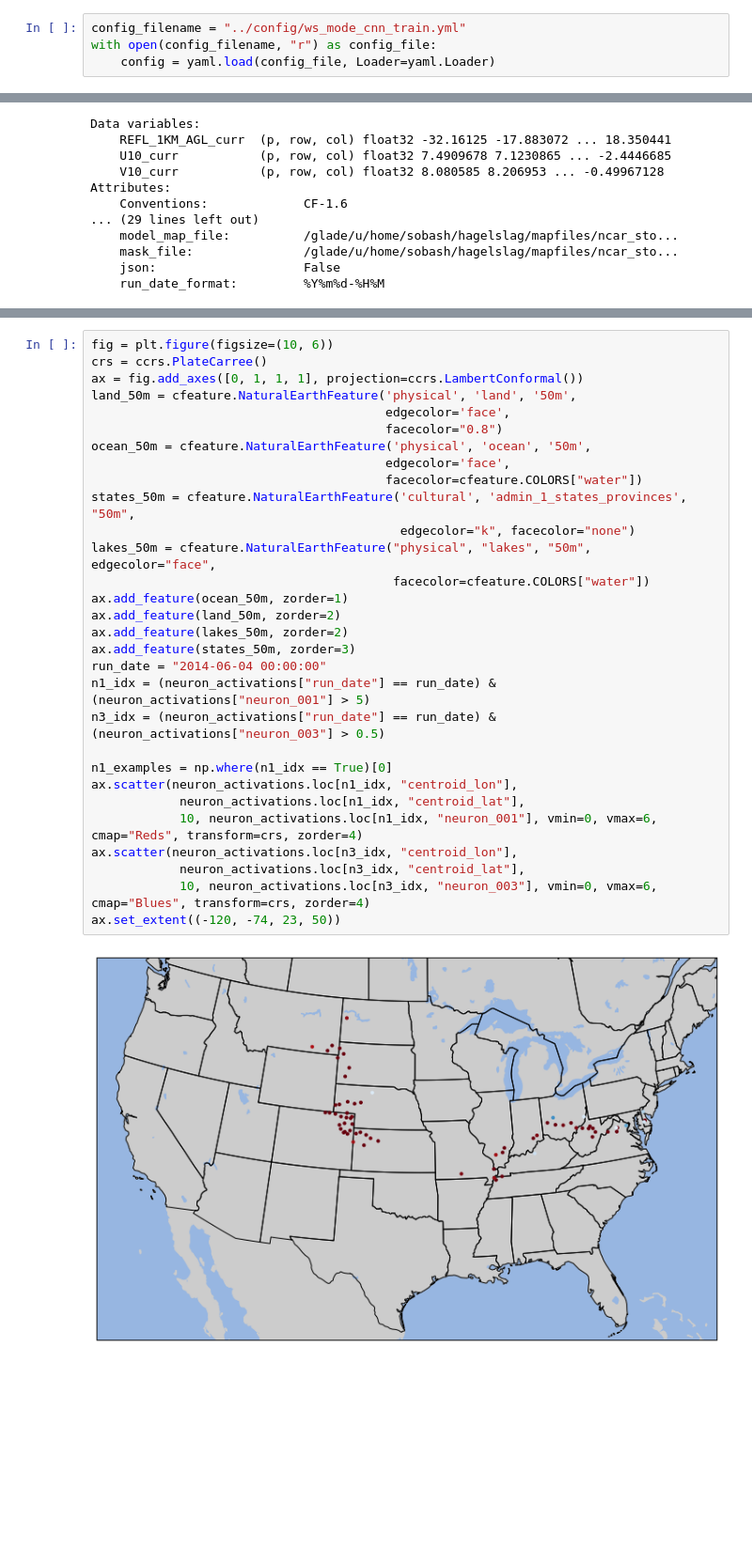
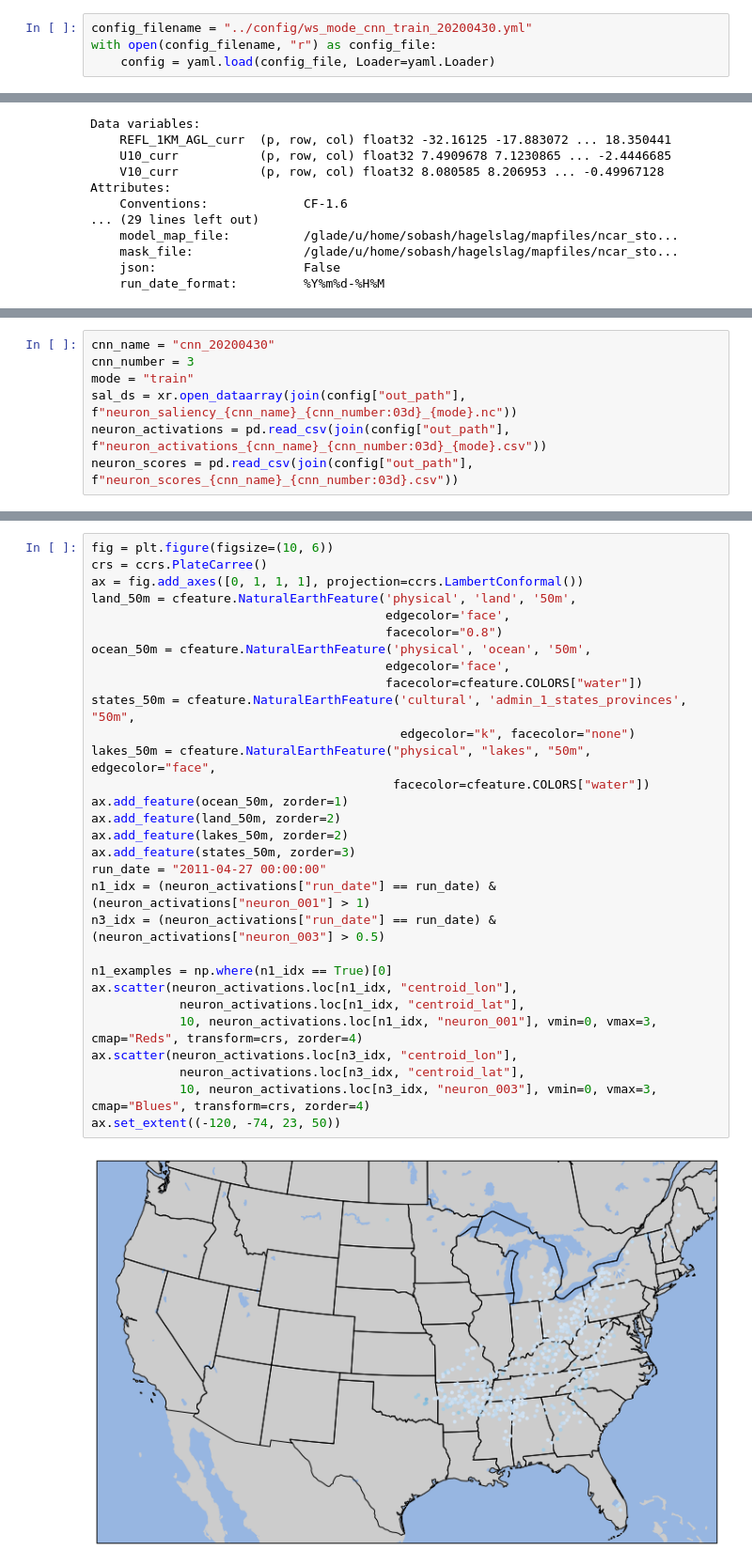
Before and after one commit to djgagne/HWT_mode, a Jupyter notebook: notebooks/cnn_interp.ipynb, the cells around one changed output, grey strips where cells are left out. Shown: that part at 94% size. Saved outputs shown, nothing was run; the diff lists cells and outputs as text; blank space fills up the shorter version.

Commit message:
Updated config files and interp

```diff
--- a/notebooks/cnn_interp.ipynb
+++ b/notebooks/cnn_interp.ipynb
@@ -12,6 +13,6 @@ import cartopy.feature as cfeature
 %matplotlib inline
 # %%
-config_filename = "../config/ws_mode_cnn_train.yml"
+config_filename = "../config/ws_mode_cnn_train_20200430.yml"
 with open(config_filename, "r") as config_file:
     config = yaml.load(config_file, Loader=yaml.Loader)
 # %%
@@ -116,3 +120,10 @@ neuron_scores = pd.read_csv(join(config["out_path"], "neuron_scores_cnn_20200421
+# %%
+cnn_name = "cnn_20200430"
+cnn_number = 3
+mode = "train"
+sal_ds = xr.open_dataarray(join(config["out_path"], f"neuron_saliency_{cnn_name}_{cnn_number:03d}_{mode}.nc"))
+neuron_activations = pd.read_csv(join(config["out_path"], f"neuron_activations_{cnn_name}_{cnn_number:03d}_{mode}.csv"))
+neuron_scores = pd.read_csv(join(config["out_path"], f"neuron_scores_{cnn_name}_{cnn_number:03d}.csv"))
 # %%
 neuron_scores
 # %% [output]
@@ -168,32 +182,32 @@ plt.gca().set_yscale("log")
 # %%
 fig = plt.figure(figsize=(10, 6))
 crs = ccrs.PlateCarree()
 ax = fig.add_axes([0, 1, 1, 1], projection=ccrs.LambertConformal())
 land_50m = cfeature.NaturalEarthFeature('physical', 'land', '50m',
                                         edgecolor='face',
                                         facecolor="0.8")
 ocean_50m = cfeature.NaturalEarthFeature('physical', 'ocean', '50m',
                                         edgecolor='face',
                                         facecolor=cfeature.COLORS["water"])
 states_50m = cfeature.NaturalEarthFeature('cultural', 'admin_1_states_provinces', "50m",
                                           edgecolor="k", facecolor="none")
 lakes_50m = cfeature.NaturalEarthFeature("physical", "lakes", "50m", edgecolor="face",
                                          facecolor=cfeature.COLORS["water"])
 ax.add_feature(ocean_50m, zorder=1)
 ax.add_feature(land_50m, zorder=2)
 ax.add_feature(lakes_50m, zorder=2)
 ax.add_feature(states_50m, zorder=3)
-run_date = "2014-06-04 00:00:00"
-n1_idx = (neuron_activations["run_date"] == run_date) & (neuron_activations["neuron_001"] > 5)
+run_date = "2011-04-27 00:00:00"
+n1_idx = (neuron_activations["run_date"] == run_date) & (neuron_activations["neuron_001"] > 1)
 n3_idx = (neuron_activations["run_date"] == run_date) & (neuron_activations["neuron_003"] > 0.5)
 
 n1_examples = np.where(n1_idx == True)[0]
 ax.scatter(neuron_activations.loc[n1_idx, "centroid_lon"],
             neuron_activations.loc[n1_idx, "centroid_lat"],
-            10, neuron_activations.loc[n1_idx, "neuron_001"], vmin=0, vmax=6, cmap="Reds", transform=crs, zorder=4)
+            10, neuron_activations.loc[n1_idx, "neuron_001"], vmin=0, vmax=3, cmap="Reds", transform=crs, zorder=4)
 ax.scatter(neuron_activations.loc[n3_idx, "centroid_lon"],
             neuron_activations.loc[n3_idx, "centroid_lat"],
-            10, neuron_activations.loc[n3_idx, "neuron_003"], vmin=0, vmax=6, cmap="Blues", transform=crs, zorder=4)
+            10, neuron_activations.loc[n3_idx, "neuron_003"], vmin=0, vmax=3, cmap="Blues", transform=crs, zorder=4)
 ax.set_extent((-120, -74, 23, 50))
 # %% [output]
-[figure, old version]
+[figure, new version]
```
Also changed, not shown: parts of 20 cells of this notebook, 3 other files.
